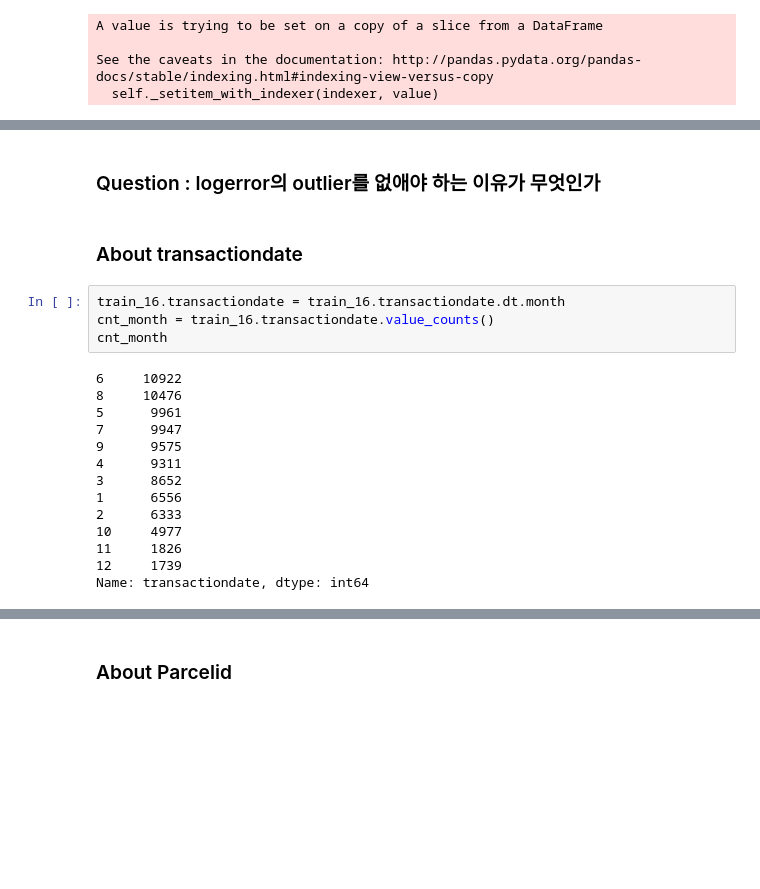
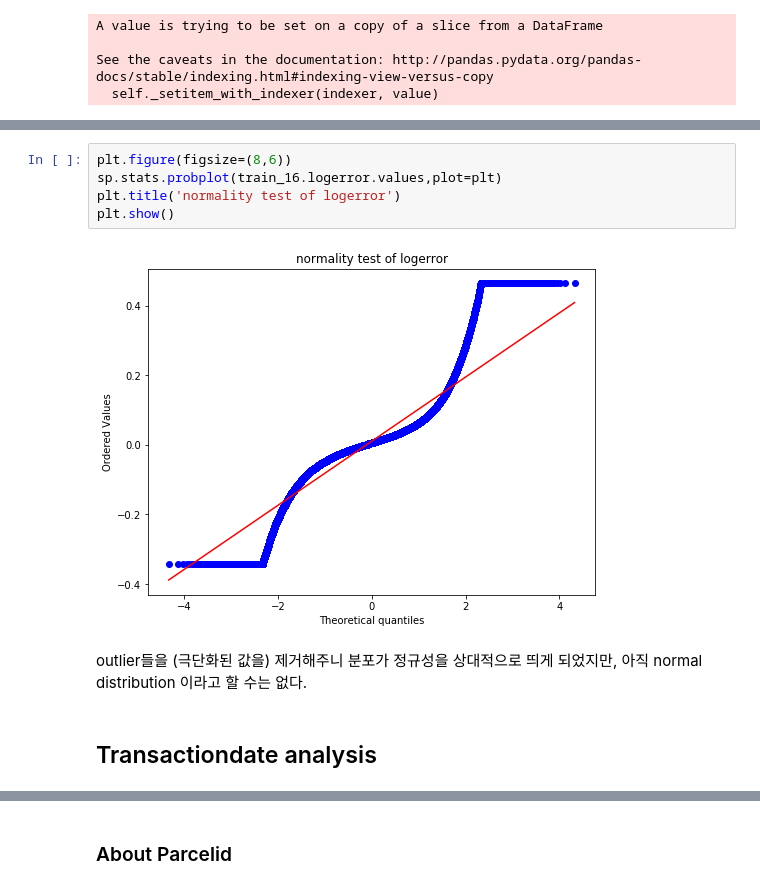
Before and after one commit to hskimim/data-analysis-tutorial, a Jupyter notebook: zillow_prize_estimation/EDA.ipynb, the cells around one changed output, grey strips where cells are left out. Saved outputs shown, nothing was run; the diff lists cells and outputs as text; blank space fills up the shorter version.

```diff
--- a/zillow_prize_estimation/EDA.ipynb
+++ b/zillow_prize_estimation/EDA.ipynb
@@ -159,22 +210,11 @@ plt.show()
-# %% [markdown]
-### Question : logerror의 outlier를 없애야 하는 이유가 무엇인가
-# %% [markdown]
-### About transactiondate
-# %%
-train_16.transactiondate = train_16.transactiondate.dt.month
-cnt_month = train_16.transactiondate.value_counts()
-cnt_month
-# %% [output]
-6     10922
-8     10476
-5      9961
-7      9947
-9      9575
-4      9311
-3      8652
-1      6556
-2      6333
-10     4977
-11     1826
-12     1739
-Name: transactiondate, dtype: int64
+# %%
+plt.figure(figsize=(8,6))
+sp.stats.probplot(train_16.logerror.values,plot=plt)
+plt.title('normality test of logerror')
+plt.show()
+# %% [output]
+[figure, added]
+# %% [markdown]
+outlier들을 (극단화된 값을) 제거해주니 분포가 정규성을 상대적으로 띄게 되었지만, 아직 normal distribution 이라고 할 수는 없다.
+# %% [markdown]
+## Transactiondate analysis
```
Also changed, not shown: parts of 34 cells of this notebook.
